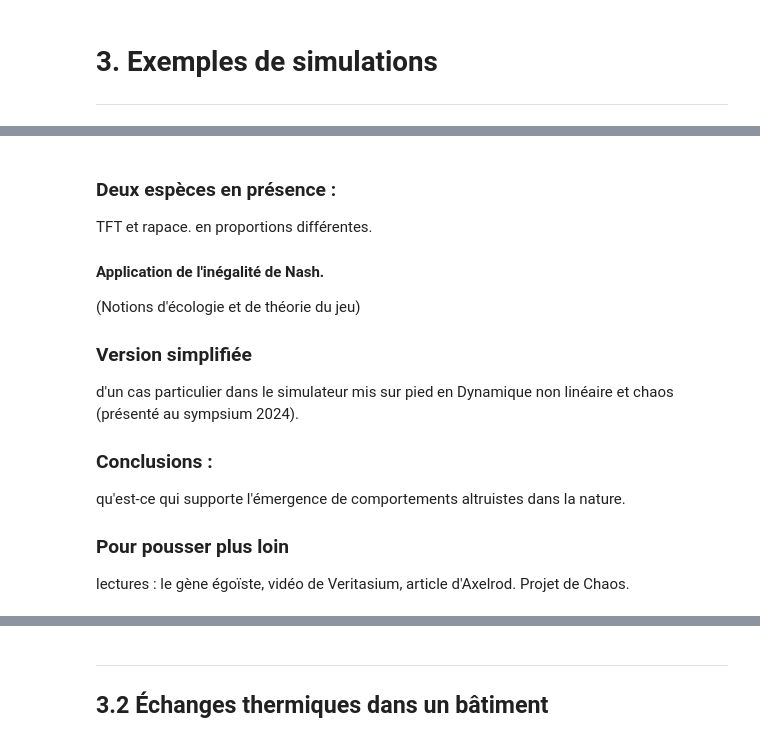
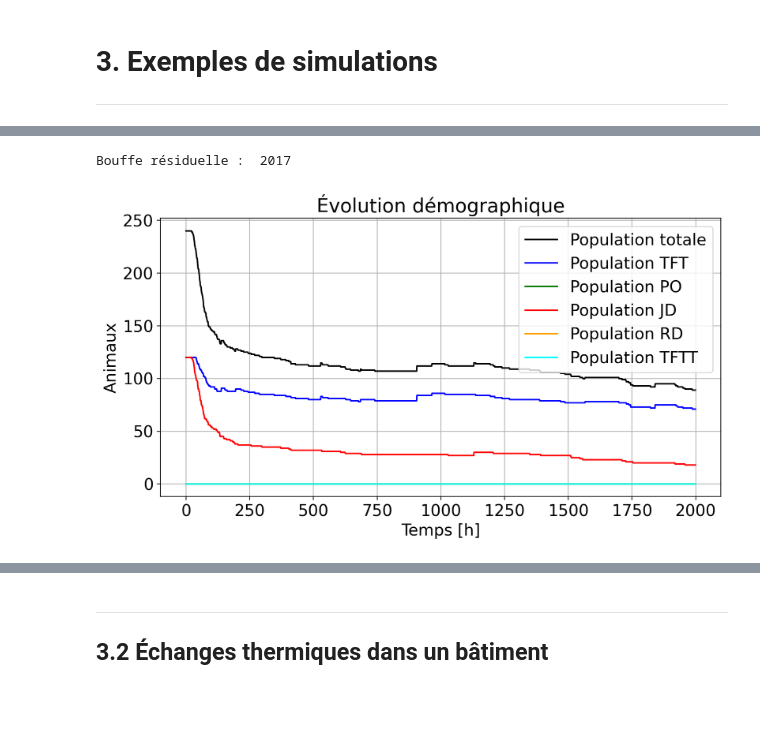
Before and after one commit to arlegare/progfest25, a Jupyter notebook: main.ipynb, the cells around one changed output, grey strips where cells are left out. Saved outputs shown, nothing was run; the diff lists cells and outputs as text; code cells hidden in the pictures; blank space fills up the shorter version.

```diff
--- a/main.ipynb
+++ b/main.ipynb
@@ -164,16 +178,26 @@ for i in tqdm(range(sim_duration)):
-# %% [markdown]
-### Deux espèces en présence :
-TFT et rapace. en proportions différentes.
-
-#### Application de l'inégalité de Nash.
-(Notions d'écologie et de théorie du jeu)
-
-### Version simplifiée
-d'un cas particulier dans le simulateur mis sur pied en Dynamique non linéaire et chaos (présenté au sympsium 2024).
-
-### Conclusions :
-qu'est-ce qui supporte l'émergence de comportements altruistes dans la nature.
-
-### Pour pousser plus loin
-
-lectures : le gène égoïste, vidéo de Veritasium, article d'Axelrod. Projet de Chaos.
+# %%
+# Visualisation des résultats.
+# Analyse pour balayer les valeurs de l'inégalité de Nash.
+# Nash : mathématisation formelle de "le tout fait plus que la somme des parties"
+
+# print("Nombre cumulatif d'individus :", group_TFT[0].get_pop_compteur())
+print("Bouffe résiduelle : ", sum(len(quadrant) for quadrant in nourriture_quadrated))
+
+fig, ax = plt.subplots(1,1,figsize=(10,5), dpi=200)
+ax.plot(toda_population, label="Population totale", color="black")
+# ax.plot(food_amount, label="Quantité de nourriture", color="black", linestyle = "dashed")
+ax.plot(TFT_population, label="Population TFT", color="blue")
+ax.plot(PO_population, label="Population PO", color="green")
+ax.plot(JD_population, label="Population JD", color="red")
+ax.plot(RD_population, label="Population RD", color="orange")
+ax.plot(TFTT_population, label="Population TFTT", color="cyan")
+ax.grid()
+ax.legend()
+ax.set_xlabel("Temps [h]")
+ax.set_ylabel("Animaux")
+ax.set_title("Évolution démographique")
+#plt.savefig(f"simulation_n0={initial_number_of_animals}_tf={sim_duration}.png")
+plt.show()
+# %% [output]
+Bouffe résiduelle :  2017
+[figure, added]
```
Also changed, not shown: parts of 12 cells of this notebook, 3 other files.
